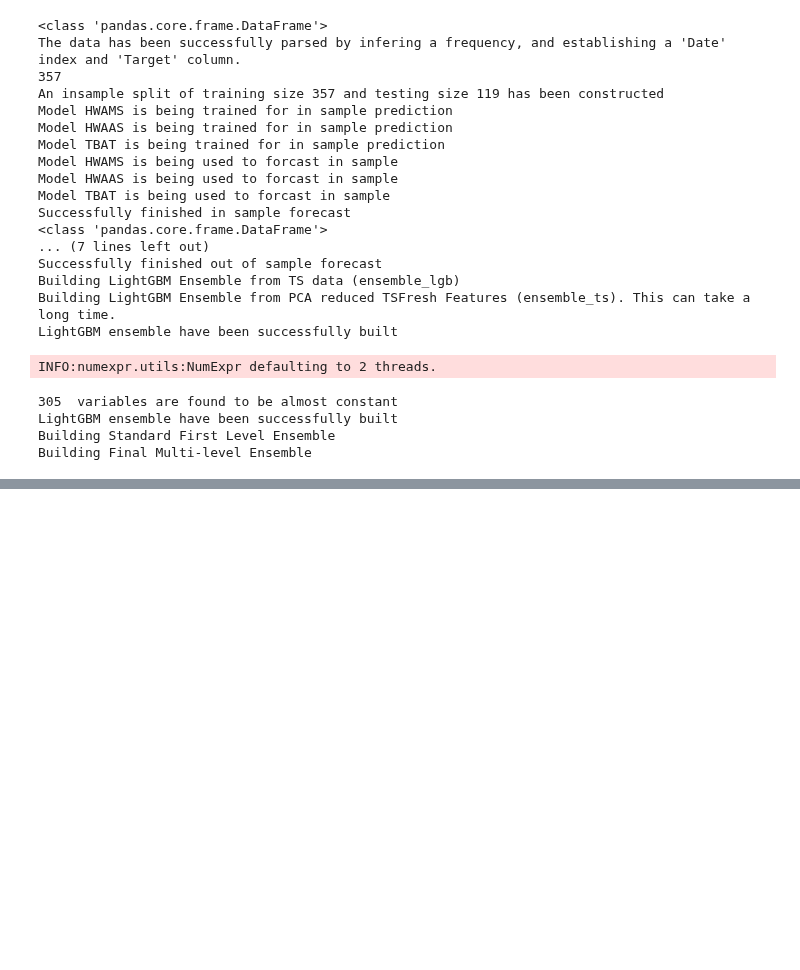
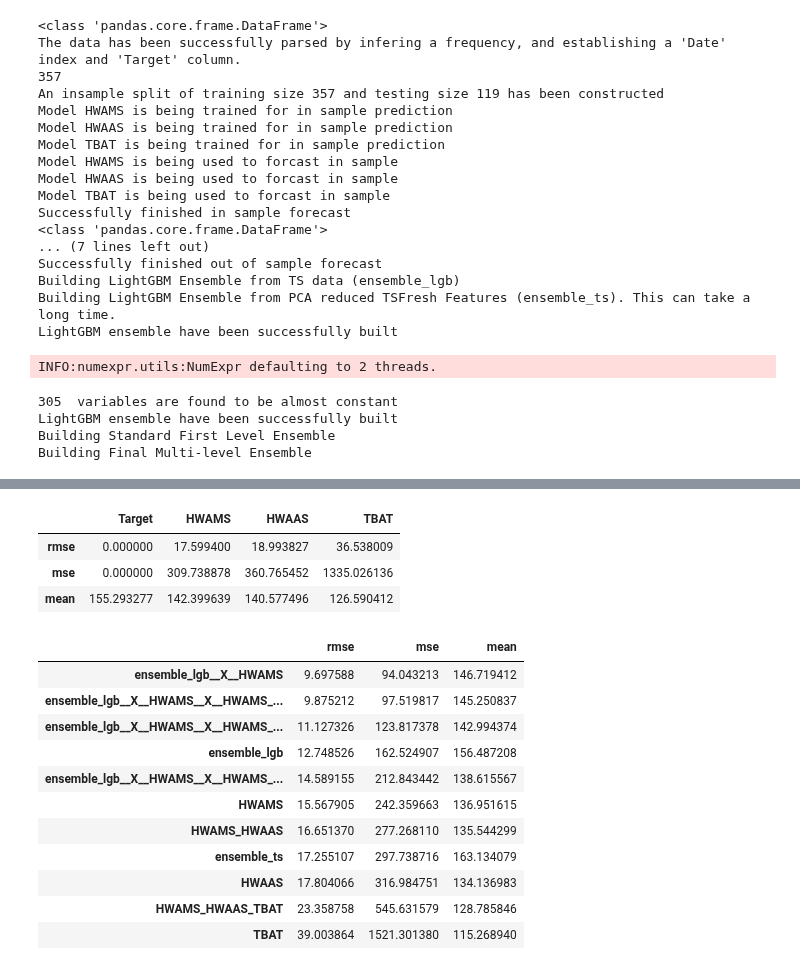
Before and after one commit to guthiLatha/ML, a Jupyter notebook: ATSPY_Test.ipynb, the cells around one changed output, grey strips where cells are left out. Saved outputs shown, nothing was run; the diff lists cells and outputs as text; code cells hidden in the pictures; blank space fills up the shorter version.

```diff
--- a/ATSPY_Test.ipynb
+++ b/ATSPY_Test.ipynb
@@ -70,0 +91,22 @@ Building Final Multi-level Ensemble
+# %%
+performance
+# %% [output]
+|  | Target | HWAMS | HWAAS | TBAT |
+| rmse | 0.000000 | 17.599400 | 18.993827 | 36.538009 |
+| mse | 0.000000 | 309.738878 | 360.765452 | 1335.026136 |
+| mean | 155.293277 | 142.399639 | 140.577496 | 126.590412 |
+# %%
+all_performance
+# %% [output]
+|  | rmse | mse | mean |
+| ensemble_lgb__X__HWAMS | 9.697588 | 94.043213 | 146.719412 |
+| ensemble_lgb__X__HWAMS__X__HWAMS_... | 9.875212 | 97.519817 | 145.250837 |
+| ensemble_lgb__X__HWAMS__X__HWAMS_... | 11.127326 | 123.817378 | 142.994374 |
+| ensemble_lgb | 12.748526 | 162.524907 | 156.487208 |
+| ensemble_lgb__X__HWAMS__X__HWAMS_... | 14.589155 | 212.843442 | 138.615567 |
+| HWAMS | 15.567905 | 242.359663 | 136.951615 |
+| HWAMS_HWAAS | 16.651370 | 277.268110 | 135.544299 |
+| ensemble_ts | 17.255107 | 297.738716 | 163.134079 |
+| HWAAS | 17.804066 | 316.984751 | 134.136983 |
+| HWAMS_HWAAS_TBAT | 23.358758 | 545.631579 | 128.785846 |
+| TBAT | 39.003864 | 1521.301380 | 115.268940 |
```
Also changed, not shown: parts of 6 cells of this notebook.
